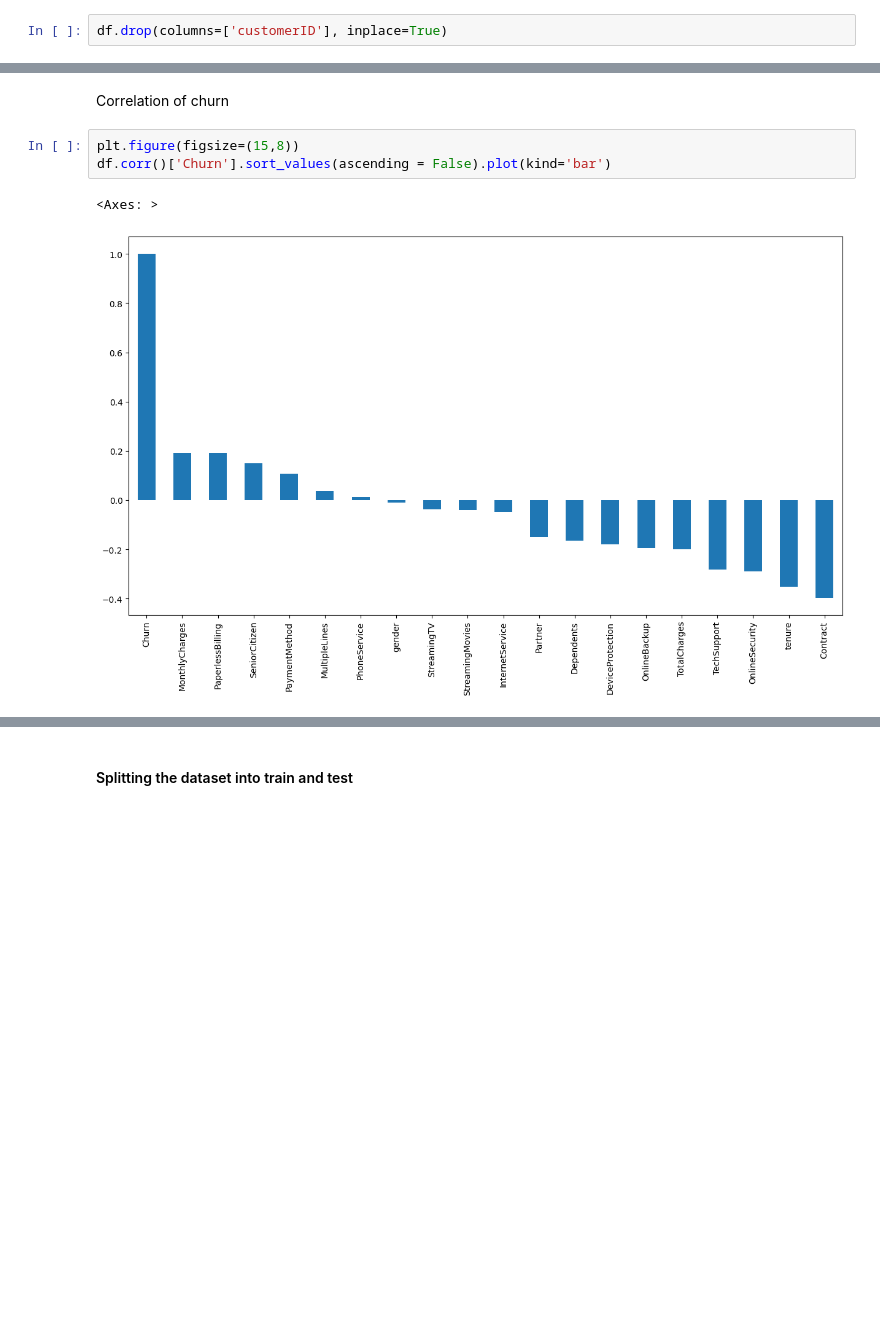
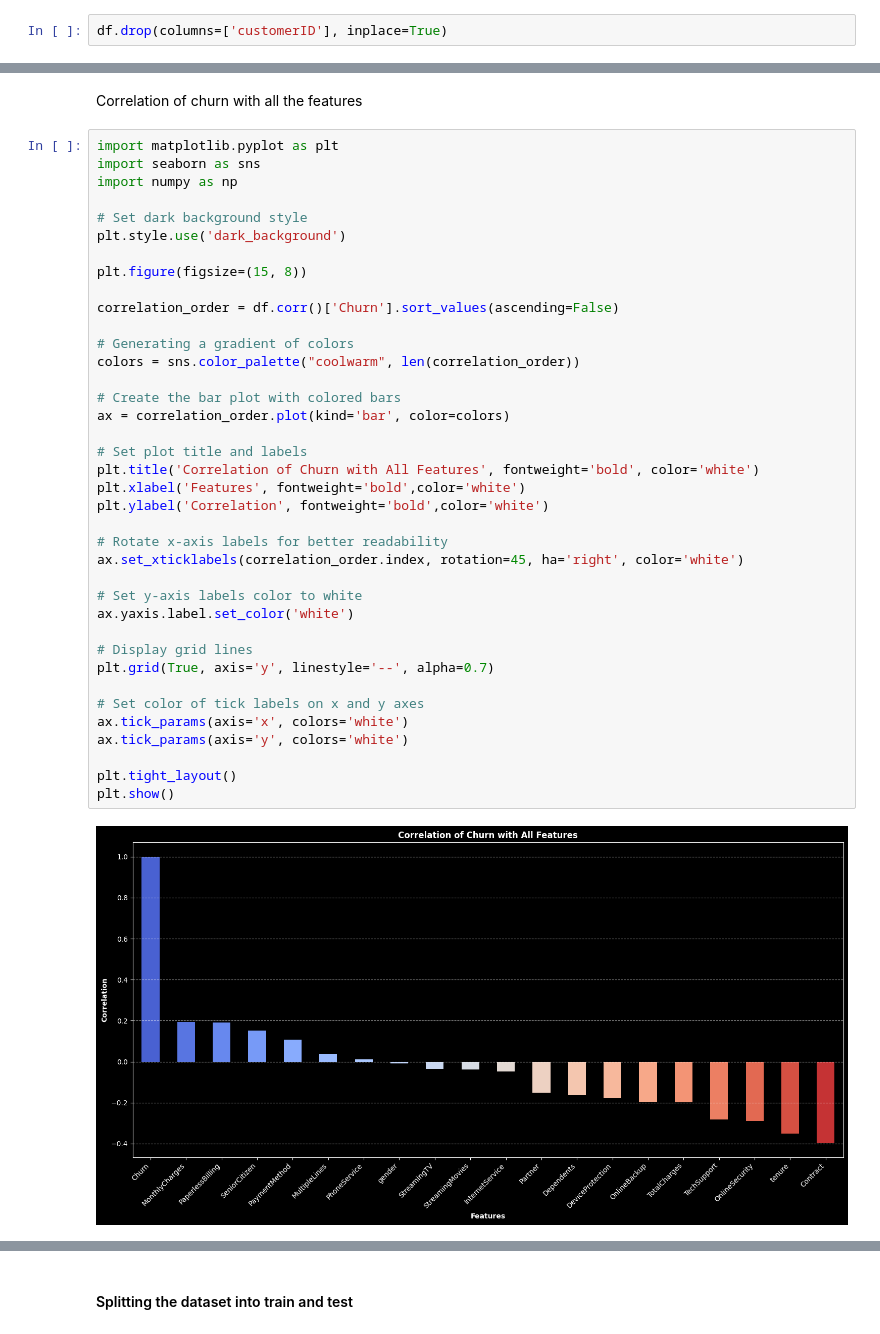
Before and after one commit to SuriyaG09/Customer_Churn_analysis_in_Telecom, a Jupyter notebook: Customer_Churn_analysis_in_Telecom.ipynb, the cells around one changed output, grey strips where cells are left out. Saved outputs shown, nothing was run; the diff lists cells and outputs as text; blank space fills up the shorter version.

```diff
--- a/Customer_Churn_analysis_in_Telecom.ipynb
+++ b/Customer_Churn_analysis_in_Telecom.ipynb
@@ -281,8 +281,42 @@ df.drop(columns=['customerID'], inplace=True)
 # %% [markdown]
-Correlation of churn
+Correlation of churn with all the features
-# %%
-plt.figure(figsize=(15,8))
-df.corr()['Churn'].sort_values(ascending = False).plot(kind='bar')
-# %% [output]
-<Axes: >
-[figure, removed]
+# %%
+import matplotlib.pyplot as plt
+import seaborn as sns
+import numpy as np
+
+# Set dark background style
+plt.style.use('dark_background')
+
+plt.figure(figsize=(15, 8))
+
+correlation_order = df.corr()['Churn'].sort_values(ascending=False)
+
+# Generating a gradient of colors
+colors = sns.color_palette("coolwarm", len(correlation_order))
+
+# Create the bar plot with colored bars
+ax = correlation_order.plot(kind='bar', color=colors)
+
+# Set plot title and labels
+plt.title('Correlation of Churn with All Features', fontweight='bold', color='white')
+plt.xlabel('Features', fontweight='bold',color='white')
+plt.ylabel('Correlation', fontweight='bold',color='white')
+
+# Rotate x-axis labels for better readability
+ax.set_xticklabels(correlation_order.index, rotation=45, ha='right', color='white')
+
+# Set y-axis labels color to white
+ax.yaxis.label.set_color('white')
+
+# Display grid lines
+plt.grid(True, axis='y', linestyle='--', alpha=0.7)
+
+# Set color of tick labels on x and y axes
+ax.tick_params(axis='x', colors='white')
+ax.tick_params(axis='y', colors='white')
+
+plt.tight_layout()
+plt.show()
+# %% [output]
+[figure, added]
```
Also changed, not shown: parts of 61 cells of this notebook.
